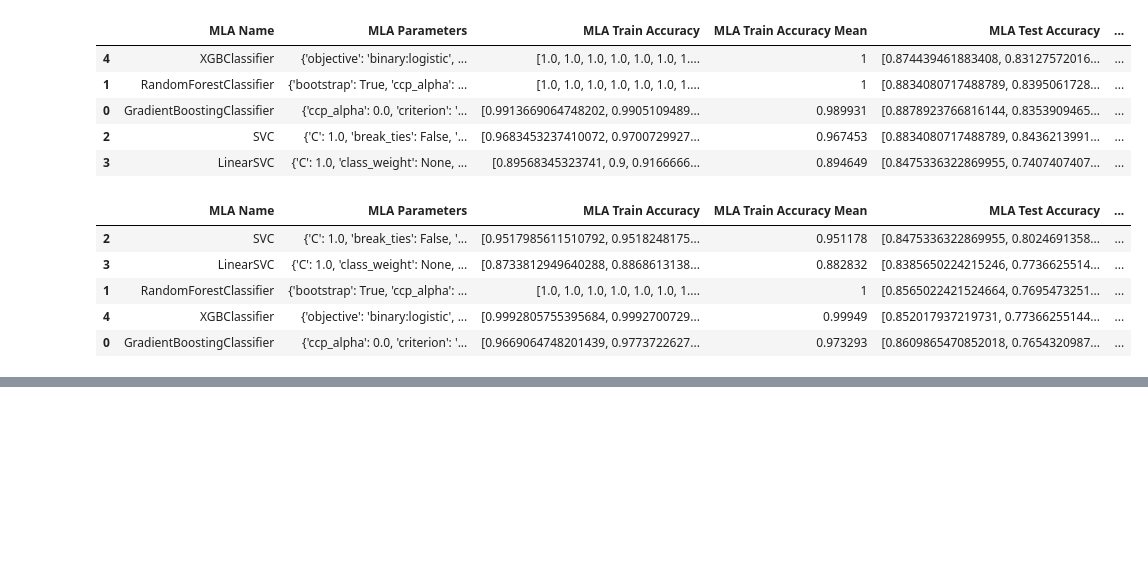
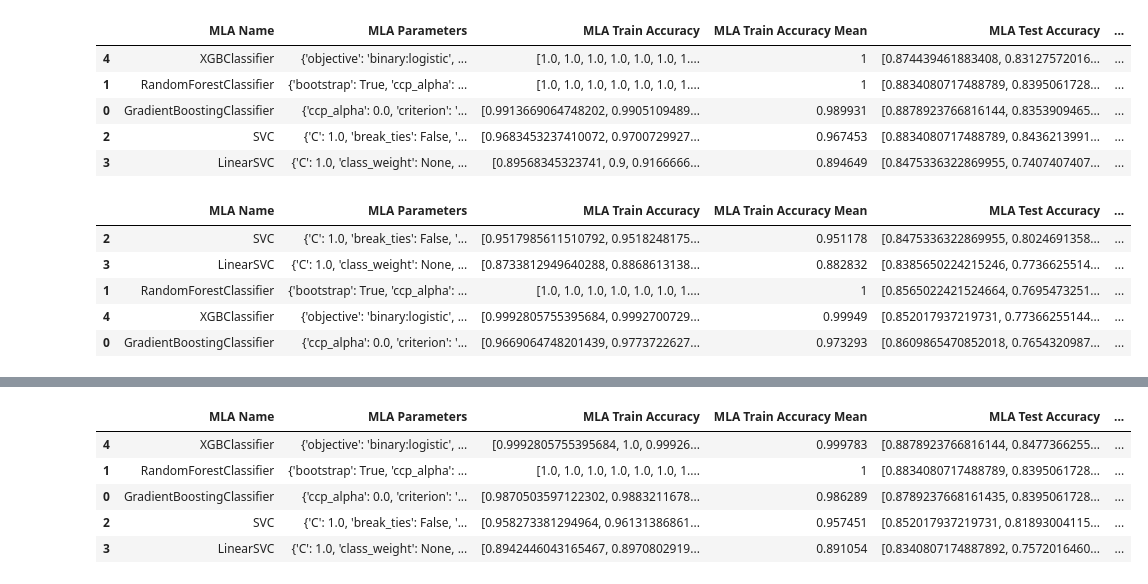
Before and after one commit to akansh12/breath_segmentation, a Jupyter notebook: Exp_3_Wheeze_and_Breathe.ipynb, the cells around one changed output, grey strips where cells are left out. Saved outputs shown, nothing was run; the diff lists cells and outputs as text; code cells hidden in the pictures; blank space fills up the shorter version.

```diff
--- a/Exp_3_Wheeze_and_Breathe.ipynb
+++ b/Exp_3_Wheeze_and_Breathe.ipynb
@@ -463,0 +439,9 @@ MLA_wheeze_0
+# %%
+MLA_wheeze_15
+# %% [output]
+|  | MLA Name | MLA Parameters | MLA Train Accuracy | MLA Train Accuracy Mean | MLA Test Accuracy | ... |
+| 4 | XGBClassifier | {'objective': 'binary:logistic', ... | [0.9992805755395684, 1.0, 0.99926... | 0.999783 | [0.8878923766816144, 0.8477366255... | ... |
+| 1 | RandomForestClassifier | {'bootstrap': True, 'ccp_alpha': ... | [1.0, 1.0, 1.0, 1.0, 1.0, 1.0, 1.... | 1 | [0.8834080717488789, 0.8395061728... | ... |
+| 0 | GradientBoostingClassifier | {'ccp_alpha': 0.0, 'criterion': '... | [0.9870503597122302, 0.9883211678... | 0.986289 | [0.8789237668161435, 0.8395061728... | ... |
+| 2 | SVC | {'C': 1.0, 'break_ties': False, '... | [0.958273381294964, 0.96131386861... | 0.957451 | [0.852017937219731, 0.81893004115... | ... |
+| 3 | LinearSVC | {'C': 1.0, 'class_weight': None, ... | [0.8942446043165467, 0.8970802919... | 0.891054 | [0.8340807174887892, 0.7572016460... | ... |
```
Also changed, not shown: parts of 57 cells of this notebook, 21 other files.
